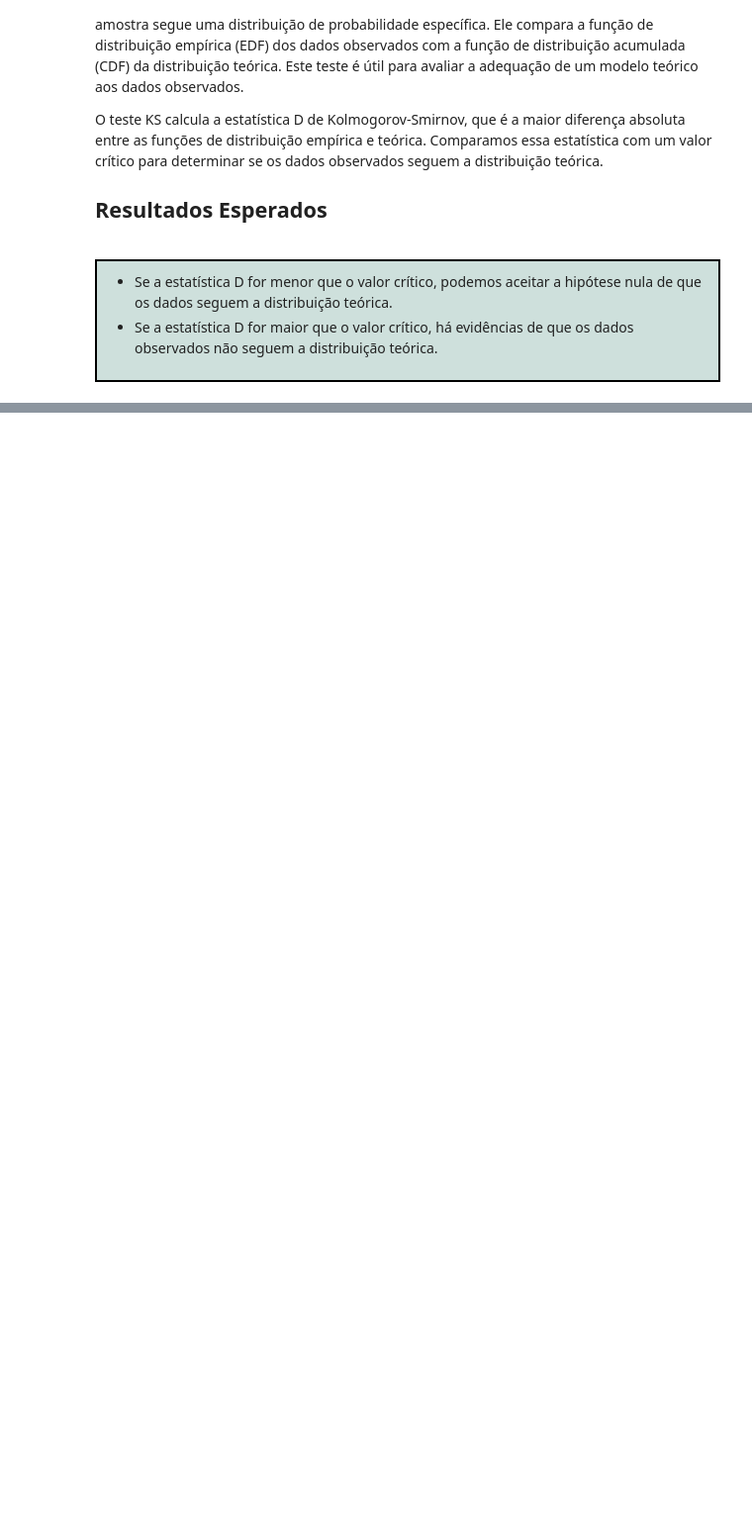
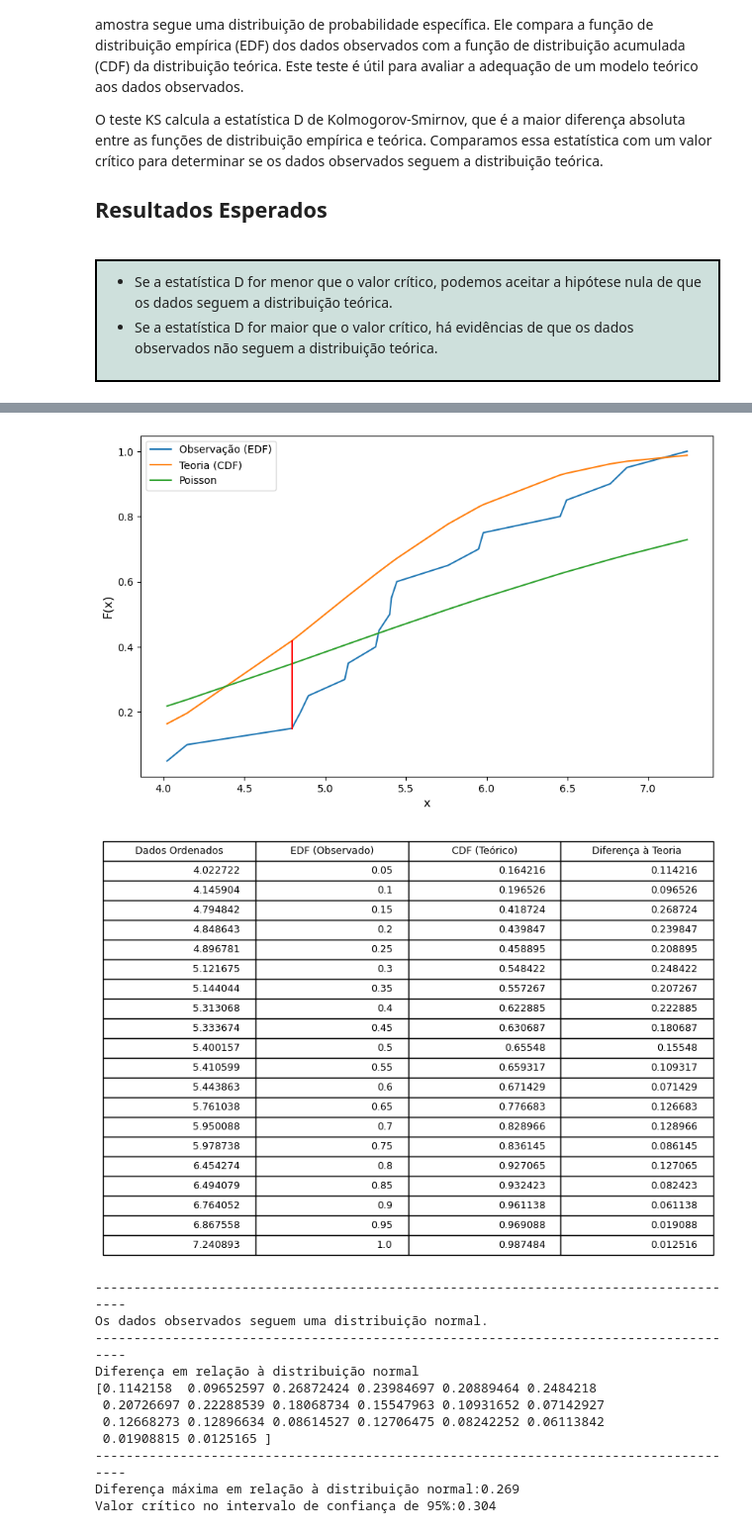
Before and after one commit to marianamartiyns/cdia_ufpb, a Jupyter notebook: [P4] Inferência Estatística/[1] Testes de Kolmogorov-Smirnov.ipynb, the cells around one changed output, grey strips where cells are left out. Shown at 99% size. Cells and saved outputs as stored; diff of their text form; code cells hidden in the pictures; blank space fills up the shorter version.

```diff
--- a/[P4] Inferência Estatística/[1] Testes de Kolmogorov-Smirnov.ipynb
+++ b/[P4] Inferência Estatística/[1] Testes de Kolmogorov-Smirnov.ipynb
@@ -150,0 +118,16 @@ Valor crítico no intervalo de confiança de 95%:0.19233304448274094
+# %%
+kolmogorov_smirnov_test(20)
+# %% [output]
+[figure, added]
+[figure, added]
+-------------------------------------------------------------------------------------
+Os dados observados seguem uma distribuição normal.
+-------------------------------------------------------------------------------------
+Diferença em relação à distribuição normal
+[0.1142158  0.09652597 0.26872424 0.23984697 0.20889464 0.2484218
+ 0.20726697 0.22288539 0.18068734 0.15547963 0.10931652 0.07142927
+ 0.12668273 0.12896634 0.08614527 0.12706475 0.08242252 0.06113842
+ 0.01908815 0.0125165 ]
+-------------------------------------------------------------------------------------
+Diferença máxima em relação à distribuição normal:0.269
+Valor crítico no intervalo de confiança de 95%:0.304
```
Also changed, not shown: parts of 6 cells of this notebook, 5 other files.
